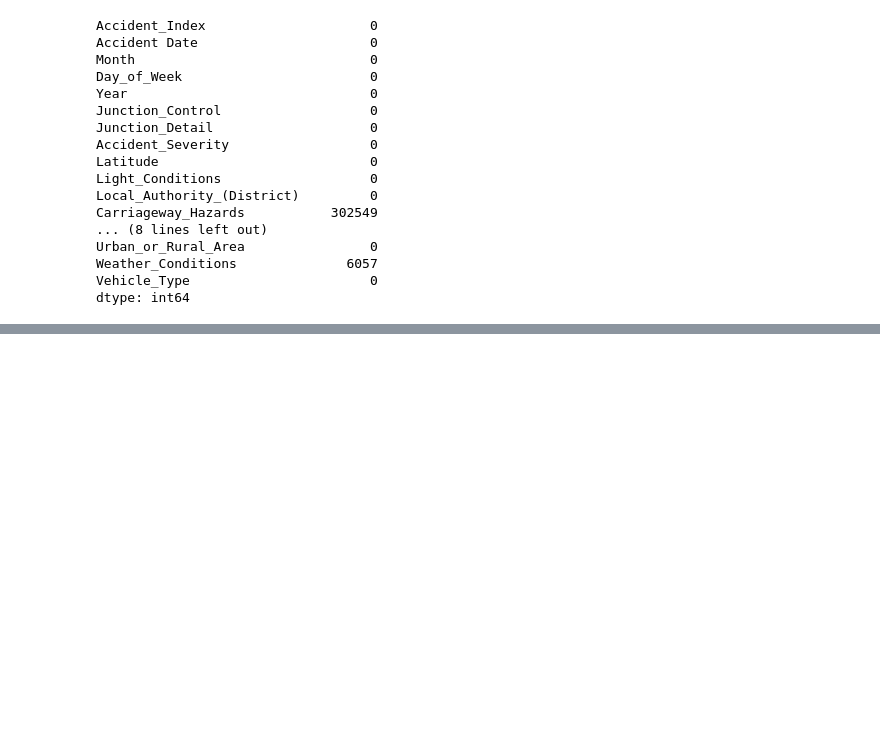
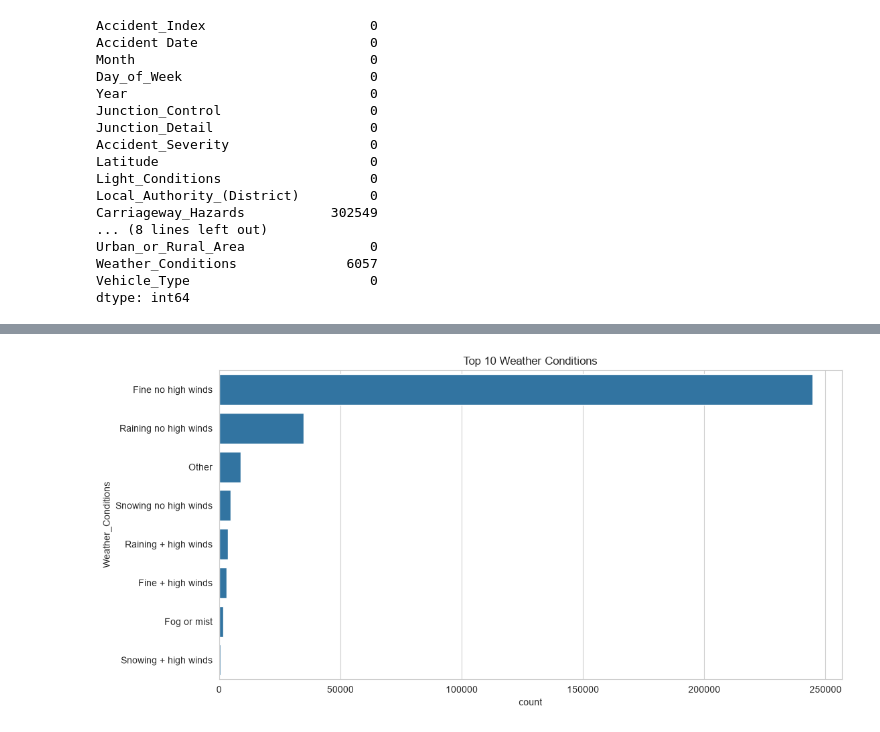
Before and after one commit to Deepikak2309/SafeRoad-AI, a Jupyter notebook: notebooks/EDA.ipynb, the cells around one changed output, grey strips where cells are left out. Cells and saved outputs as stored; diff of their text form; code cells hidden in the pictures; blank space fills up the shorter version.

```diff
--- a/notebooks/EDA.ipynb
+++ b/notebooks/EDA.ipynb
@@ -80,0 +139,2 @@ dtype: int64
+# %%
+df_clean.drop_duplicates(inplace=True)
@@ -80,0 +274,14 @@ dtype: int64
+# %%
+#Weather Conditions
+plt.figure(figsize=(12,6))
+
+sns.countplot(
+    data=df_clean,
+    y="Weather_Conditions",
+    order=df_clean["Weather_Conditions"].value_counts().head(10).index
+)
+
+plt.title("Top 10 Weather Conditions")
+plt.show()
+# %% [output]
+[figure, added]
```
Also changed, not shown: parts of 50 cells of this notebook.
